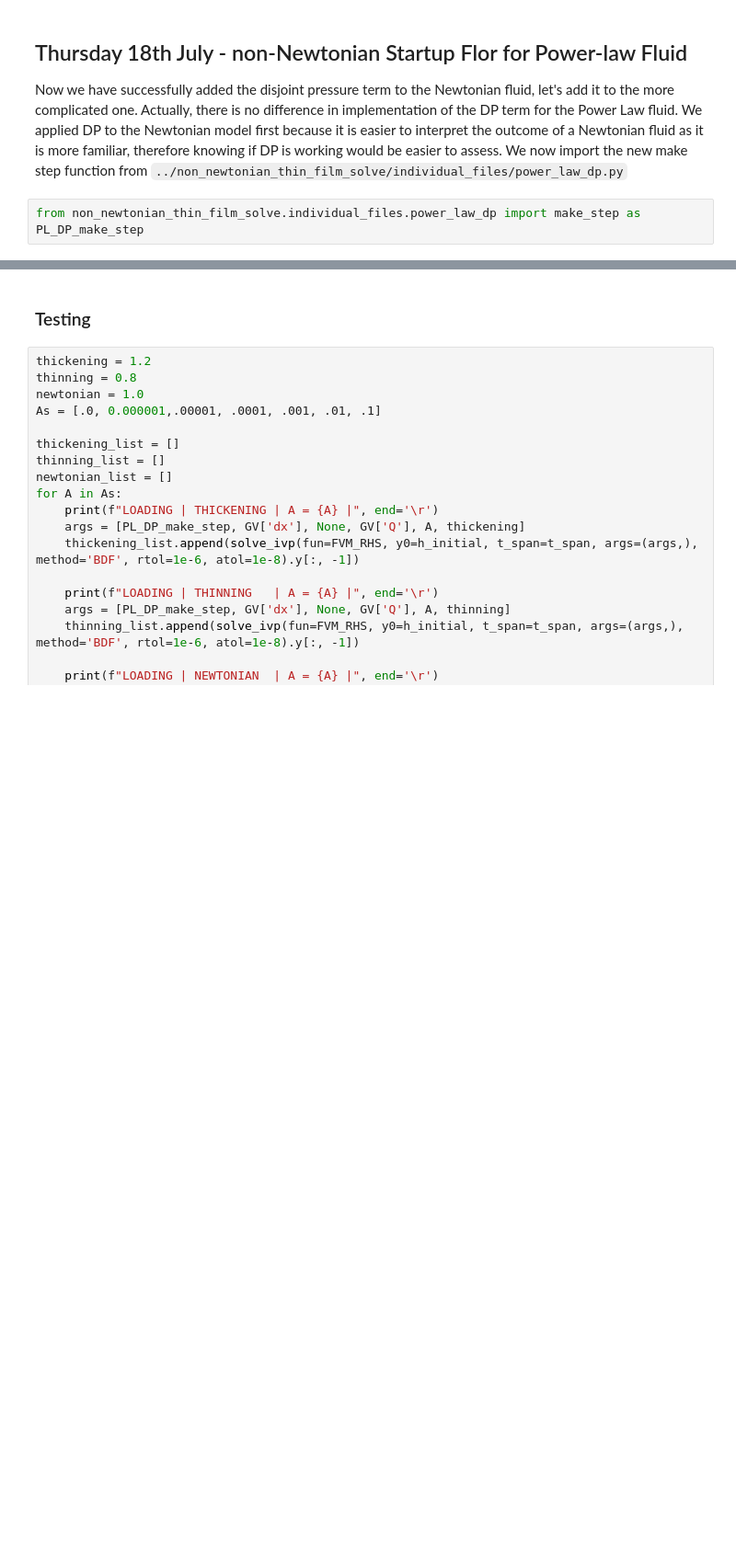
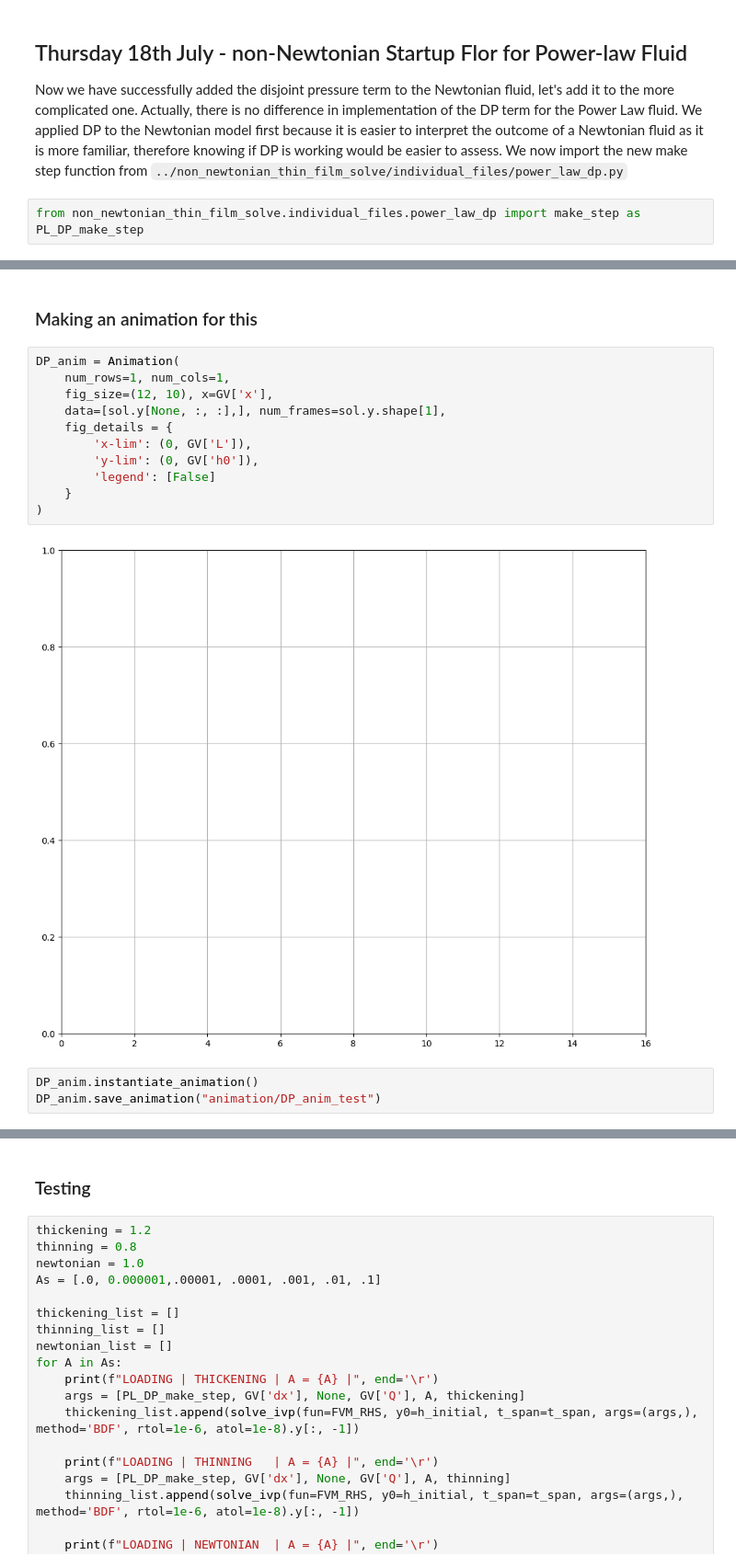
Before and after one commit to jrobo-gith/Independent-project-code, a Jupyter notebook: collection.ipynb, the cells around one changed output, grey strips where cells are left out. Shown at 92% size. Drawn from its saved outputs; the diff is of its cells as text; blank space fills up the shorter version.

```diff
--- a/collection.ipynb
+++ b/collection.ipynb
@@ -324,0 +361,18 @@ Text(0, 0.5, 'Film Height $(y)$')
+# %% [markdown]
+### Making an animation for this
+# %%
+DP_anim = Animation(
+    num_rows=1, num_cols=1,
+    fig_size=(12, 10), x=GV['x'],
+    data=[sol.y[None, :, :],], num_frames=sol.y.shape[1],
+    fig_details = {
+        'x-lim': (0, GV['L']),
+        'y-lim': (0, GV['h0']),
+        'legend': [False]
+    }
+)
+# %% [output]
+[figure, added]
+# %%
+DP_anim.instantiate_animation()
+DP_anim.save_animation("animation/DP_anim_test")
```
Also changed, not shown: parts of 12 cells of this notebook, 7 other files.
